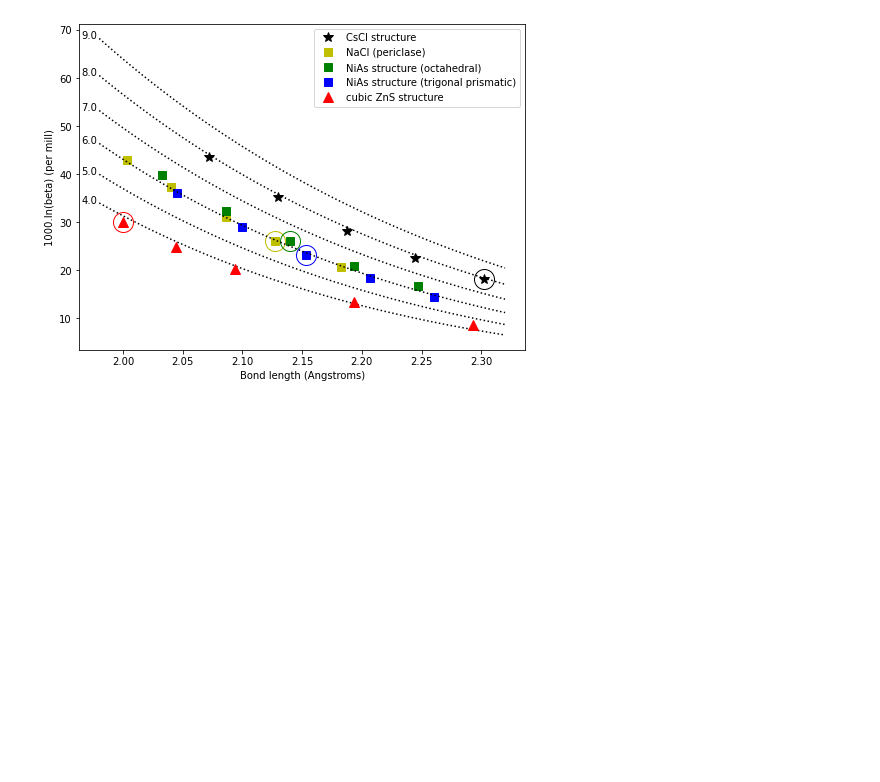
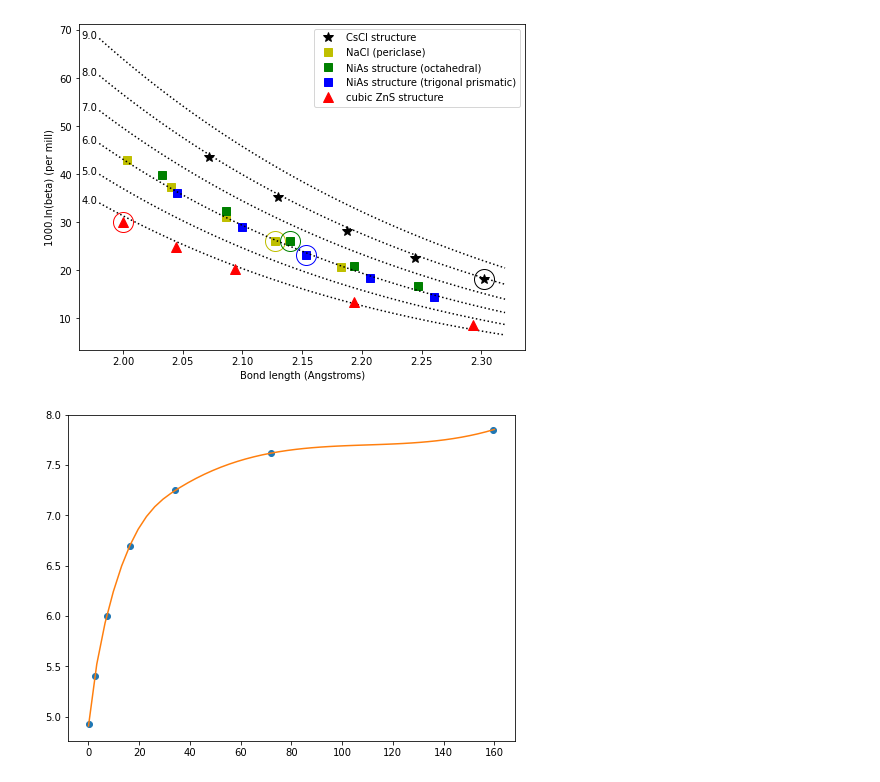
Before and after one commit to andreww/isofrac, a Jupyter notebook: potential_figure.ipynb, the cells around one changed output. Saved outputs shown, nothing was run; the diff lists cells and outputs as text; code cells hidden in the pictures; blank space fills up the shorter version.

Commit message:
Melt model ...

```diff
--- a/potential_figure.ipynb
+++ b/potential_figure.ipynb
@@ -466,0 +476,12 @@ plt.show()
+# %%
+melt_coord = np.array(([4.93, 5.4, 6, 6.7, 7.25, 7.62, 7.85]))
+melt_pressure = np.array(([0.1, 2.5, 7.2, 16.3, 34.3, 72.1, 159.4]))
+coord_spline = spi.InterpolatedUnivariateSpline(melt_pressure, melt_coord)
+# %%
+fig, ax = plt.subplots(figsize=(8,6))
+ax.plot(melt_pressure, melt_coord, 'o')
+ps = np.linspace(0.0, 160.0)
+ax.plot(ps, coord_spline(ps))
+plt.show()
+# %% [output]
+[figure, added]
```
Also changed, not shown: parts of 12 cells of this notebook.
